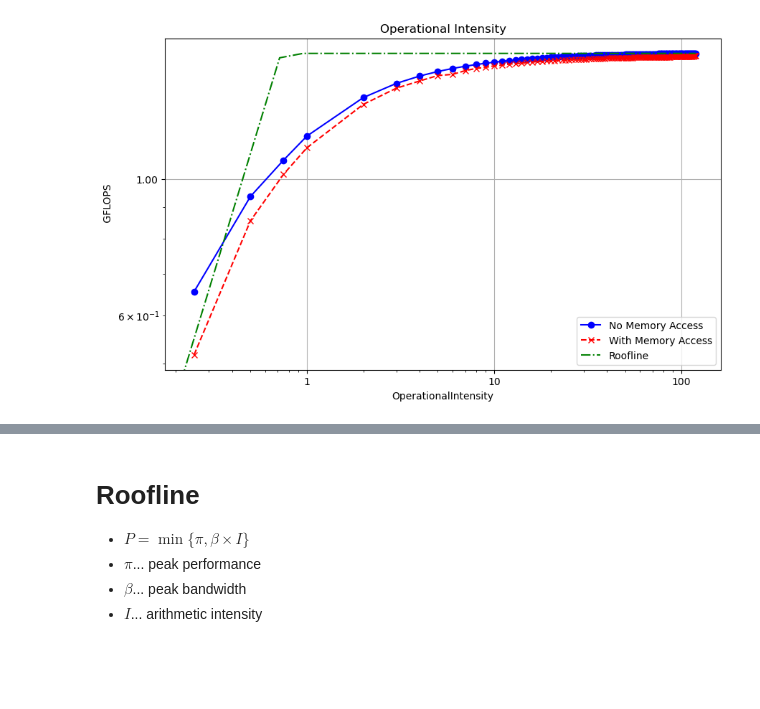
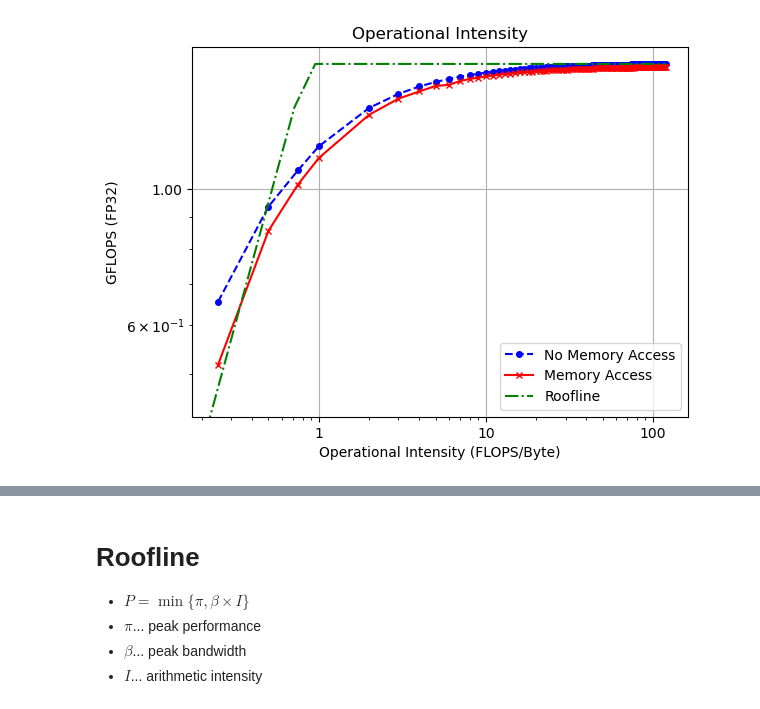
Before and after one commit to 01ill/e7-appkit-lab, a Jupyter notebook: results/operational_intensity/operational_intensity.ipynb, the cells around one changed output, grey strips where cells are left out. Drawn from its saved outputs; the diff is of its cells as text; code cells hidden in the pictures; blank space fills up the shorter version.

```diff
--- a/results/operational_intensity/operational_intensity.ipynb
+++ b/results/operational_intensity/operational_intensity.ipynb
@@ -3,38 +3,33 @@
 # %%
 import pandas as pd
 from matplotlib.ticker import ScalarFormatter
 import numpy as np
 import matplotlib.pyplot as plt
 
-# Load the CSV file
 csv_file = "operational_intensity_ac6_hp_no_mem.csv"
 data = pd.read_csv(csv_file)
 
-# Plot the graph
 x_column = data.columns[0]
 y_column = data.columns[1]
-# Load the second CSV file
 csv_file_2 = "operational_intensity_ac6_hp_mem.csv"
 data_2 = pd.read_csv(csv_file_2)
-# Define the function
+
+# Roofline Model
 x_values = np.linspace(0, max(data[x_column]), 500)
-y_values = np.minimum(2.2 * x_values, 1.6)
+y_values = np.minimum(1.9 * x_values, 1.6) # min(1.9x, 1.6)
 
-# Plot the function
-# Add legend
-plt.figure(figsize=(10, 6))
 plt.xscale('log')
 plt.yscale('log')
 plt.title("Operational Intensity")
-plt.xlabel(x_column)
-plt.ylabel(y_column)
-plt.grid(True)
+plt.xlabel("Operational Intensity (FLOPS/Byte)")
+plt.ylabel("GFLOPS (FP32)")
 plt.gca().xaxis.set_major_formatter(ScalarFormatter())
 plt.gca().yaxis.set_major_formatter(ScalarFormatter())
-plt.plot(data[x_column], data[y_column], marker='o', linestyle='-', color='b')
-plt.plot(data_2[x_column], data_2[y_column], marker='x', linestyle='--', color='r', label='With Memory')
-plt.plot(x_values, y_values, linestyle='-.', color='g', label='Roofline')
-plt.legend(['No Memory Access', 'With Memory Access', 'Roofline'])
+plt.plot(data[x_column], data[y_column], marker='o', linestyle='--', color='b', markersize=4)
+plt.plot(data_2[x_column], data_2[y_column], marker='x', linestyle='-', color='r', markersize=4)
+plt.plot(x_values, y_values, linestyle='-.', color='g')
+plt.legend(['No Memory Access', 'Memory Access', 'Roofline'])
+plt.grid(visible=True)
 plt.show()
 # %% [output]
-[figure, old version]
+[figure, new version]
```
Also changed, not shown: parts of 1 cell of this notebook, 6 other files.
